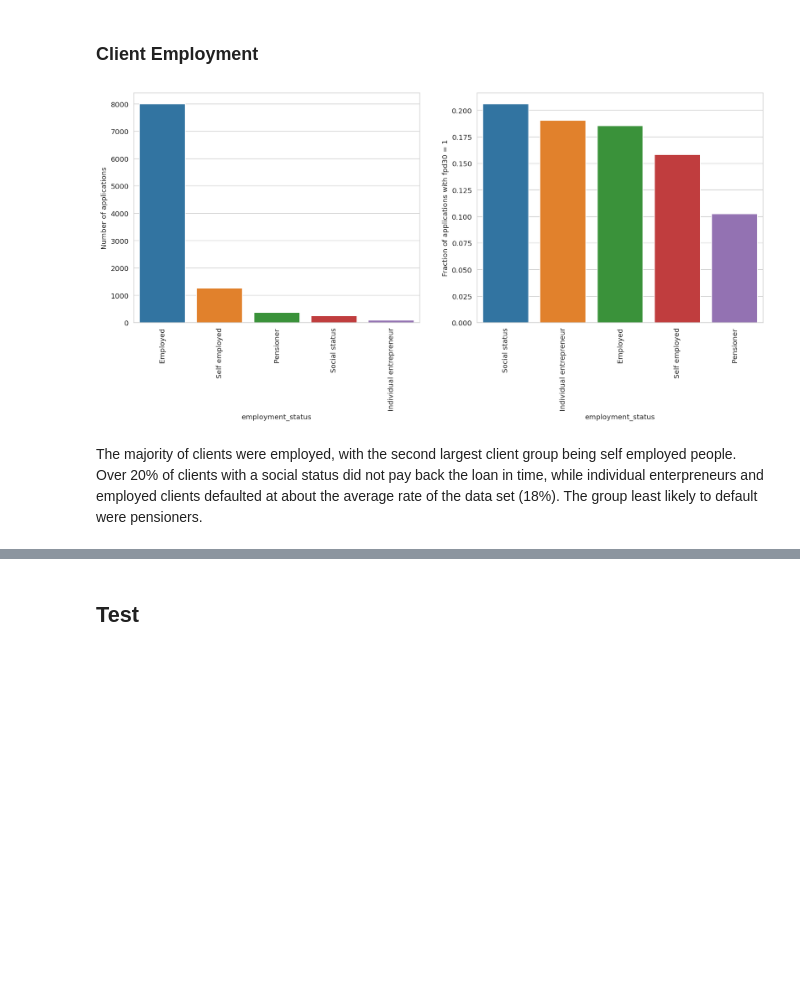
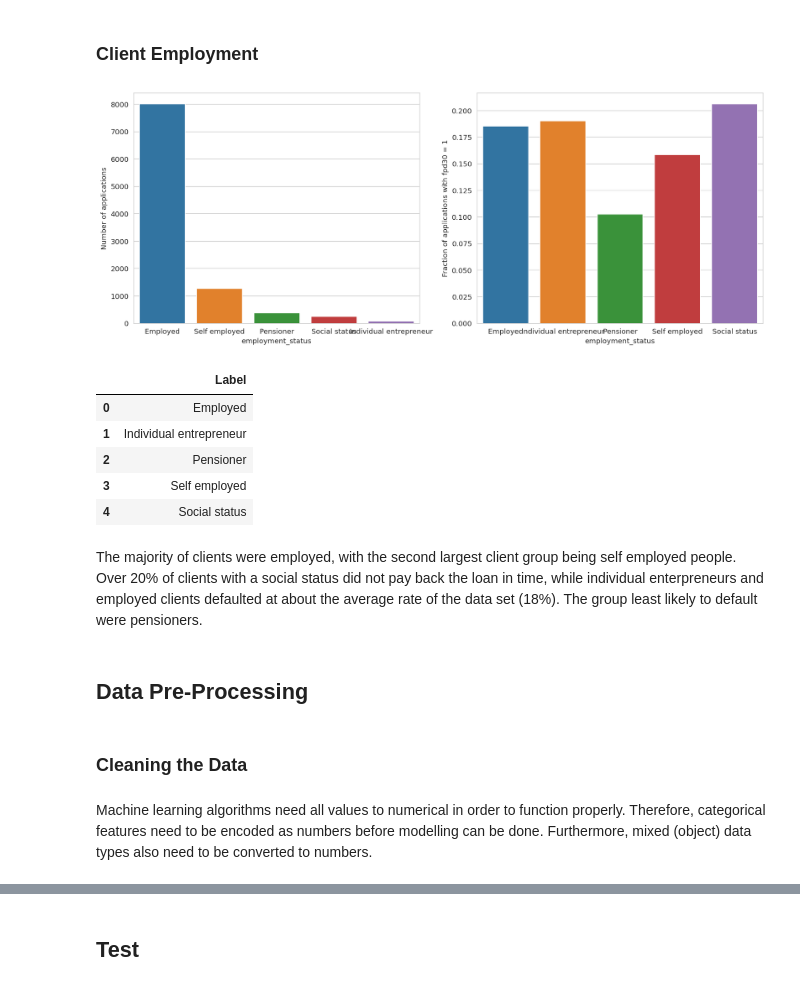
Before and after one commit to ArtisVansovics/loan_data_analysis, a Jupyter notebook: loan_data_analysis.ipynb, the cells around one changed output, grey strips where cells are left out. Saved outputs shown, nothing was run; the diff lists cells and outputs as text; code cells hidden in the pictures; blank space fills up the shorter version.

```diff
--- a/loan_data_analysis.ipynb
+++ b/loan_data_analysis.ipynb
@@ -309,9 +208,24 @@ fract_plot('term')
 Almost all loans were given with a 30 day term and 30 day loans also have the largest amount of defaults.
 # %% [markdown]
 ### Client Employment
-# %%
-fract_plot('employment_status',True)
-# %% [output]
-[figure, removed]
+# %%
+fract_plot('employment_status',False)
+s = {'Label': le_emp.inverse_transform([0, 1, 2, 3, 4])}
+temp = pd.DataFrame(data=s)
+temp
+# %% [output]
+[figure, added]
+|  | Label |
+| 0 | Employed |
+| 1 | Individual entrepreneur |
+| 2 | Pensioner |
+| 3 | Self employed |
+| 4 | Social status |
 # %% [markdown]
 The majority of clients were employed, with the second largest client group being self employed people. Over 20% of clients with a social status did not pay back the loan in time, while individual enterpreneurs and employed clients defaulted at about the average rate of the data set (18%). The group least likely to default were pensioners.
+# %% [markdown]
+## Data Pre-Processing
+# %% [markdown]
+### Cleaning the Data
+# %% [markdown]
+Machine learning algorithms need all values to numerical in order to function properly. Therefore, categorical features need to be encoded as numbers before modelling can be done. Furthermore, mixed (object) data types also need to be converted to numbers.
```
Also changed, not shown: parts of 33 cells of this notebook.
